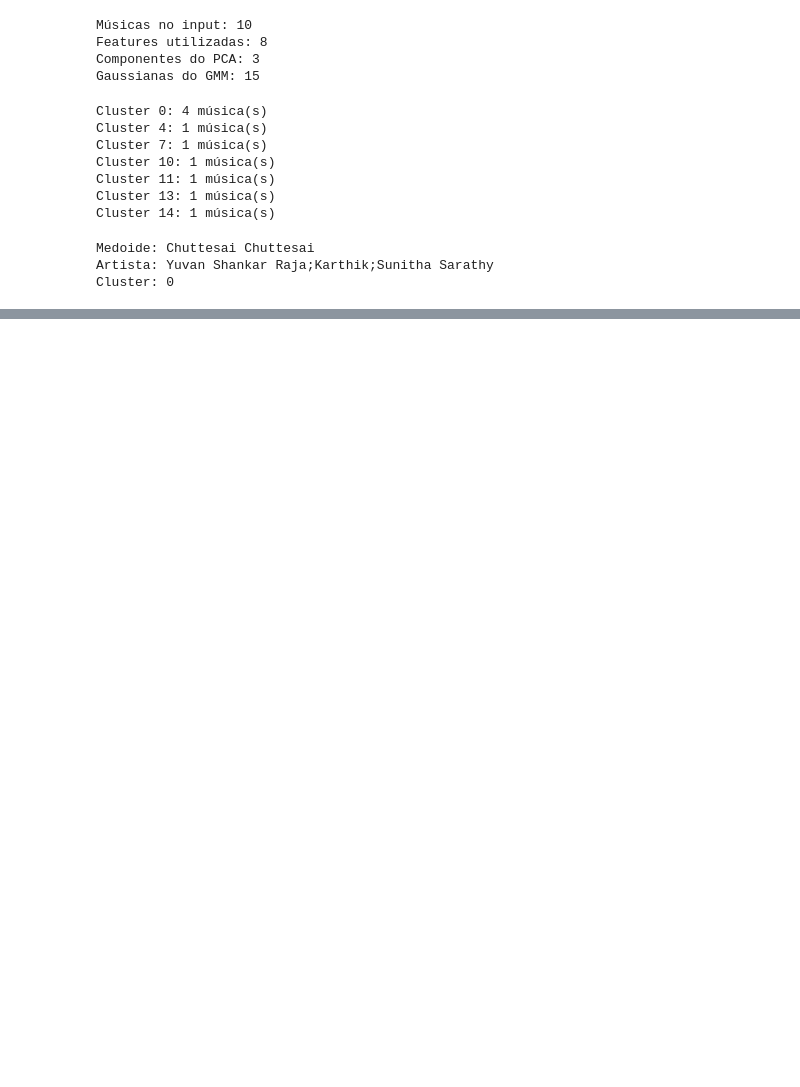
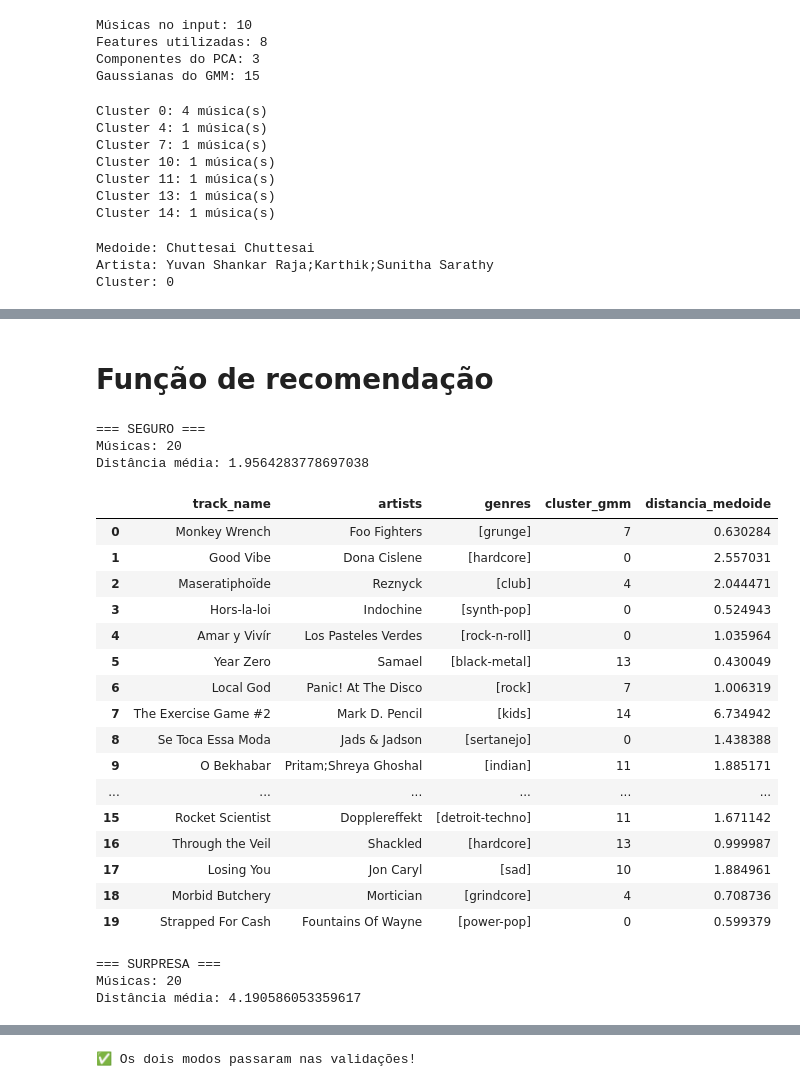
Before and after one commit to Victorpeereiraa/cross_genre_music_discovery, a Jupyter notebook: recommend.ipynb, the cells around one changed output, grey strips where cells are left out. Cells and saved outputs as stored; diff of their text form; code cells hidden in the pictures; blank space fills up the shorter version.

```diff
--- a/recommend.ipynb
+++ b/recommend.ipynb
@@ -328,0 +333,2 @@ def find_medoids(input_df, X_input, cluster_col="cluster_gmm"):
+# %%
+medoides_df = find_medoids(input_df, X_input, cluster_col="cluster_gmm")
@@ -328,0 +383,10 @@ def find_medoids(input_df, X_input, cluster_col="cluster_gmm"):
+# %%
+# Função que recebe as músicas dos clusters do input e considera apenas as com gêneros diferentes
+
+def filtrar_generos(candidatas_df, generos_input):
+
+    mascara = candidatas_df["genres"].apply(
+        lambda lista: set(lista).isdisjoint(generos_input)
+    )
+
+    return candidatas_df[mascara].copy()
@@ -328,0 +687,2 @@ def find_medoids(input_df, X_input, cluster_col="cluster_gmm"):
+# %% [markdown]
+# Função de recomendação
@@ -328,0 +822,60 @@ def find_medoids(input_df, X_input, cluster_col="cluster_gmm"):
+# %%
+playlist_segura = recomendar_musicas(
+    candidatas_com_distancias,
+    medoides_df,
+    modo="seguro"
+)
+
+playlist_surpresa = recomendar_musicas(
+    candidatas_com_distancias,
+    medoides_df,
+    modo="surpresa"
+)
+
+for nome, playlist in [
+    ("SEGURO", playlist_segura),
+    ("SURPRESA", playlist_surpresa)
+]:
+    print(f"\n=== {nome} ===")
+    print("Músicas:", len(playlist))
+    print("Distância média:", playlist["distancia_medoide"].mean())
+
+    display(
+        playlist[
+            ["track_name", "artists", "genres",
+             "cluster_gmm", "distancia_medoide"]
+        ]
+    )
+
+    assert len(playlist) == 20
+    assert playlist["track_id"].is_unique
+    assert not playlist["track_id"].isin(input_df["track_id"]).any()
+    assert playlist["genres"].apply(
+        lambda g: set(g).isdisjoint(generos_input)
+    ).all()
+
+print("✅ Os dois modos passaram nas validações!")
+# %% [output]
+=== SEGURO ===
+Músicas: 20
+Distância média: 1.9564283778697038
+|  | track_name | artists | genres | cluster_gmm | distancia_medoide |
+| 0 | Monkey Wrench | Foo Fighters | [grunge] | 7 | 0.630284 |
+| 1 | Good Vibe | Dona Cislene | [hardcore] | 0 | 2.557031 |
+| 2 | Maseratiphoïde | Reznyck | [club] | 4 | 2.044471 |
+| 3 | Hors-la-loi | Indochine | [synth-pop] | 0 | 0.524943 |
+| 4 | Amar y Vivír | Los Pasteles Verdes | [rock-n-roll] | 0 | 1.035964 |
+| 5 | Year Zero | Samael | [black-metal] | 13 | 0.430049 |
+| 6 | Local God | Panic! At The Disco | [rock] | 7 | 1.006319 |
+| 7 | The Exercise Game #2 | Mark D. Pencil | [kids] | 14 | 6.734942 |
+| 8 | Se Toca Essa Moda | Jads & Jadson | [sertanejo] | 0 | 1.438388 |
+| 9 | O Bekhabar | Pritam;Shreya Ghoshal | [indian] | 11 | 1.885171 |
+| ... | ... | ... | ... | ... | ... |
+| 15 | Rocket Scientist | Dopplereffekt | [detroit-techno] | 11 | 1.671142 |
+| 16 | Through the Veil | Shackled | [hardcore] | 13 | 0.999987 |
+| 17 | Losing You | Jon Caryl | [sad] | 10 | 1.884961 |
+| 18 | Morbid Butchery | Mortician | [grindcore] | 4 | 0.708736 |
+| 19 | Strapped For Cash | Fountains Of Wayne | [power-pop] | 0 | 0.599379 |
+=== SURPRESA ===
+Músicas: 20
+Distância média: 4.190586053359617
@@ -328,0 +899 @@ def find_medoids(input_df, X_input, cluster_col="cluster_gmm"):
+✅ Os dois modos passaram nas validações!
```
Also changed, not shown: parts of 15 cells of this notebook, 4 other files.
